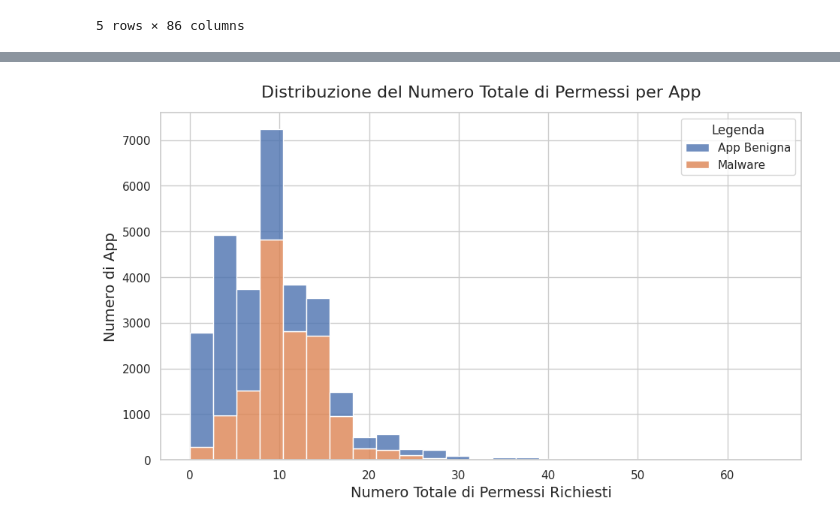
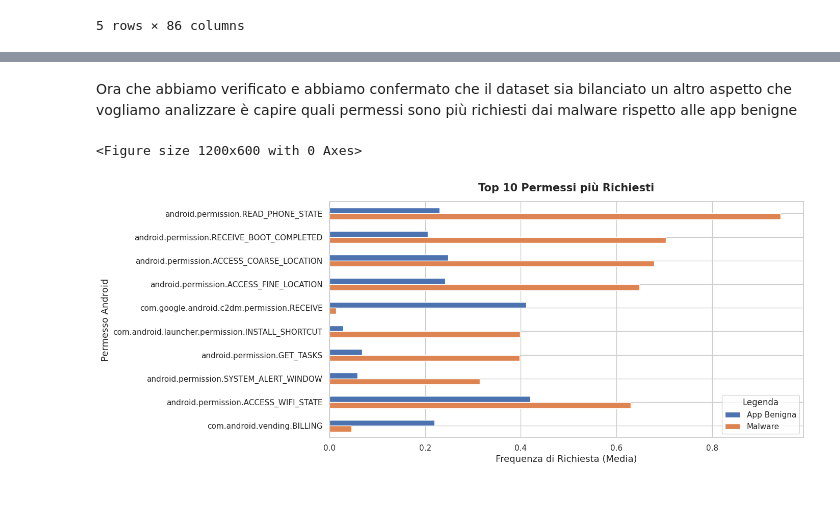
Before and after one commit to stefa54sm-ai/Analisi-DataSet, a Jupyter notebook: Analisi_Dataset.ipynb, the cells around one changed output, grey strips where cells are left out. Cells and saved outputs as stored; diff of their text form; code cells hidden in the pictures; blank space fills up the shorter version.

```diff
--- a/Analisi_Dataset.ipynb
+++ b/Analisi_Dataset.ipynb
@@ -113,41 +149,23 @@ Ora che abbiamo capito che il dataet è bilanciato, la prima cosa che vogliamo c
-# %%
-import matplotlib.pyplot as plt
-import seaborn as sns
-import pandas as pd
-
-# Uniamo le caratteristiche (X) e il risultato (y) in un'unica tabella
-df = pd.concat([X, y], axis=1)
-
-# Mappiamo i valori della colonna Result per avere etichette chiare nella legenda
-# 0 = App Benigna (blu), 1 = Malware (arancione/rosso)
-df['Legenda'] = df['Result'].map({0: 'App Benigna', 1: 'Malware'})
-
-# Calcoliamo una nuova colonna: quanti permessi richiede in totale ciascuna app?
-# Sommiamo i valori (1) di tutte le colonne dei permessi per ogni riga
-df['total_permissions'] = X.sum(axis=1)
-
-# Impostiamo lo stile pulito
-sns.set_theme(style="whitegrid")
-plt.figure(figsize=(11, 6))
-
-# Creiamo l'istogramma suddividendo i colori in base al target ('Result': malware vs benigno)
-# 'multiple="stack"' impila le barre per vedere il totale complessivo e la proporzione
-sns.histplot(
-    data=df,
-    x='total_permissions',
-    hue='Legenda',          # Colora diversamente in base al risultato (malware o no)
-    bins=25,
-    multiple="stack",
-    palette=['#4C72B0', '#DD8452'],
-    alpha=0.8
-)
-
-# Aggiungiamo titolo ed etichette
-plt.title('Distribuzione del Numero Totale di Permessi per App', fontsize=16, pad=15)
-plt.xlabel('Numero Totale di Permessi Richiesti', fontsize=14)
-plt.ylabel('Numero di App', fontsize=14)
-
-# Mostriamo il grafico
-plt.show()
-# %% [output]
-[figure, removed]
+# %% [markdown]
+Ora che abbiamo verificato e abbiamo confermato che il dataset sia bilanciato un altro aspetto che vogliamo analizzare è capire quali permessi sono più richiesti dai malware rispetto alle app benigne
+# %%
+# Calcoliamo la percentuale di richiesta di ciascun permesso per malware e app benigne
+perm_columns = X.columns
+comparison = df.groupby('Legenda')[perm_columns].mean().T
+comparison['Difference'] = abs(comparison['Malware'] - comparison['App Benigna'])
+
+# Prendiamo i 10 permessi con la differenza maggiore (quelli più caratteristici)
+top_permissions = comparison.sort_values(by='Difference', ascending=False).head(10)
+
+# Creiamo il grafico a barre orizzontale
+plt.figure(figsize=(12, 6))
+top_permissions[['App Benigna', 'Malware']].plot(kind='barh', figsize=(12, 6), color=['#4C72B0', '#DD8452'])
+plt.title('Top 10 Permessi più Richiesti', fontsize=15, pad=15, fontweight='bold')
+plt.xlabel('Frequenza di Richiesta (Media)', fontsize=13)
+plt.ylabel('Permesso Android', fontsize=13)
+plt.gca().invert_yaxis() # Inverte l'asse per mettere il più importante in cima
+plt.legend(title='Legenda')
+plt.show()
+# %% [output]
+<Figure size 1200x600 with 0 Axes>
+[figure, added]
```
Also changed, not shown: parts of 5 cells of this notebook.
